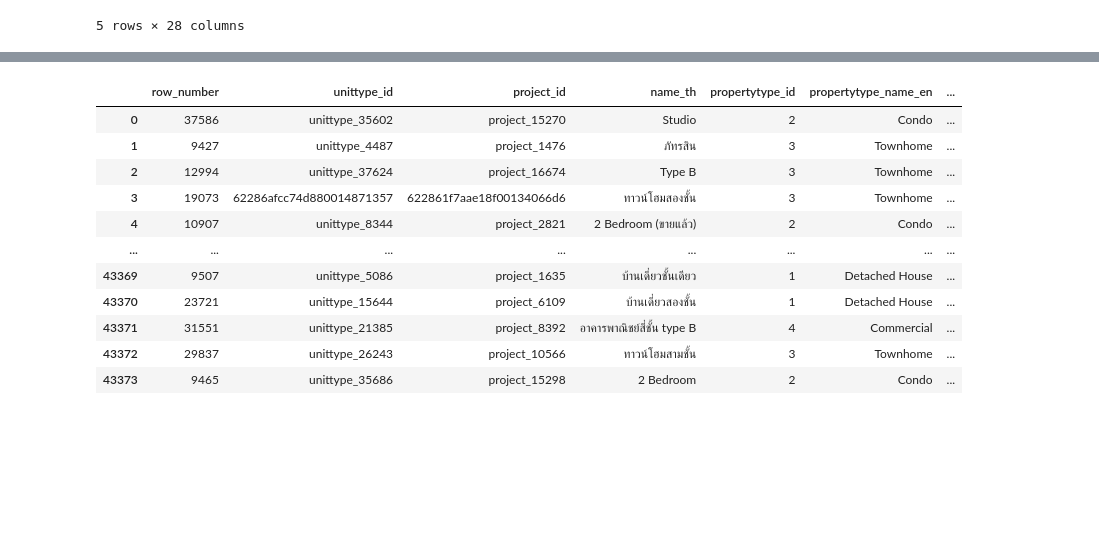
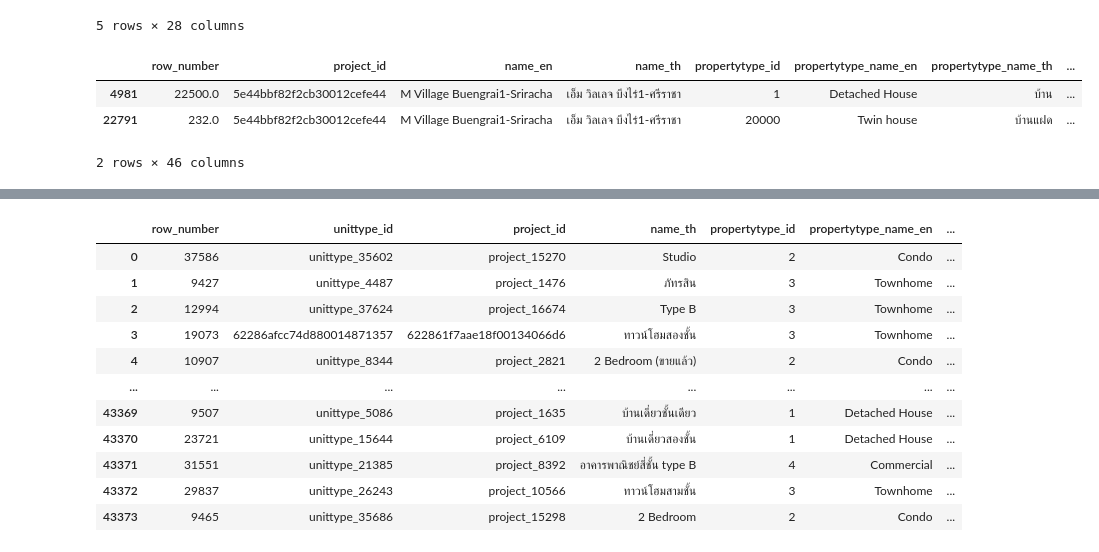
Before and after one commit to Tawanss/BSC_DPDM2023, a Jupyter notebook: Data_Preprocessing.ipynb, the cells around one changed output, grey strips where cells are left out. Saved outputs shown, nothing was run; the diff lists cells and outputs as text; code cells hidden in the pictures; blank space fills up the shorter version.

```diff
--- a/Data_Preprocessing.ipynb
+++ b/Data_Preprocessing.ipynb
@@ -551,3 +551,10 @@ unit_df.head()
 | 3 | 19073 | 62286afcc74d880014871357 | 622861f7aae18f00134066d6 | ทาวน์โฮมสองชั้น | 3 | Townhome | ... |
 | 4 | 10907 | unittype_8344 | project_2821 | 2 Bedroom (ขายแล้ว) | 2 | Condo | ... |
 5 rows × 28 columns
+# %%
+project_df[project_df['project_id']=='5e44bbf82f2cb30012cefe44']
+# %% [output]
+|  | row_number | project_id | name_en | name_th | propertytype_id | propertytype_name_en | propertytype_name_th | ... |
+| 4981 | 22500.0 | 5e44bbf82f2cb30012cefe44 | M Village Buengrai1-Sriracha | เอ็ม วิลเลจ บึงไร่1-ศรีราชา | 1 | Detached House | บ้าน | ... |
+| 22791 | 232.0 | 5e44bbf82f2cb30012cefe44 | M Village Buengrai1-Sriracha | เอ็ม วิลเลจ บึงไร่1-ศรีราชา | 20000 | Twin house | บ้านแฝด | ... |
+2 rows × 46 columns
```
Also changed, not shown: parts of 5 cells of this notebook.
